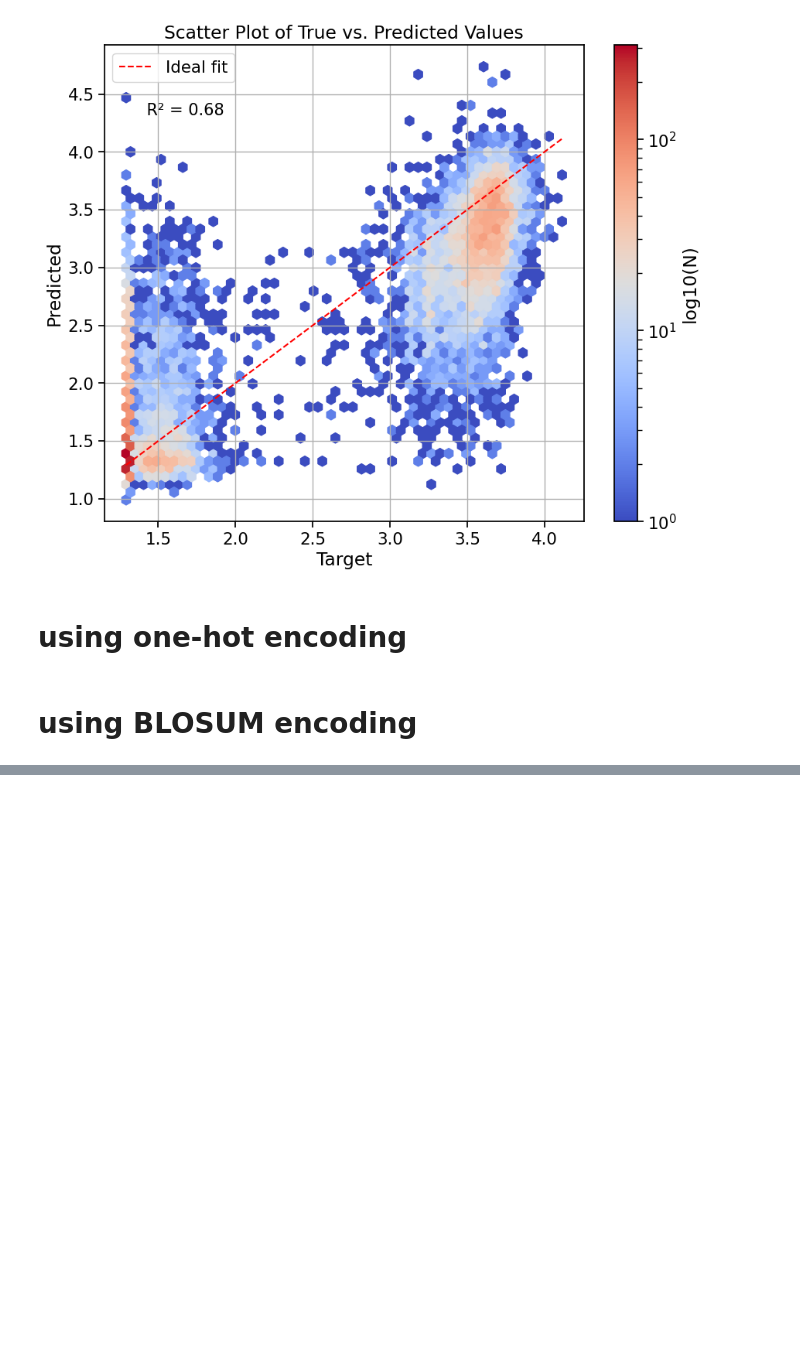
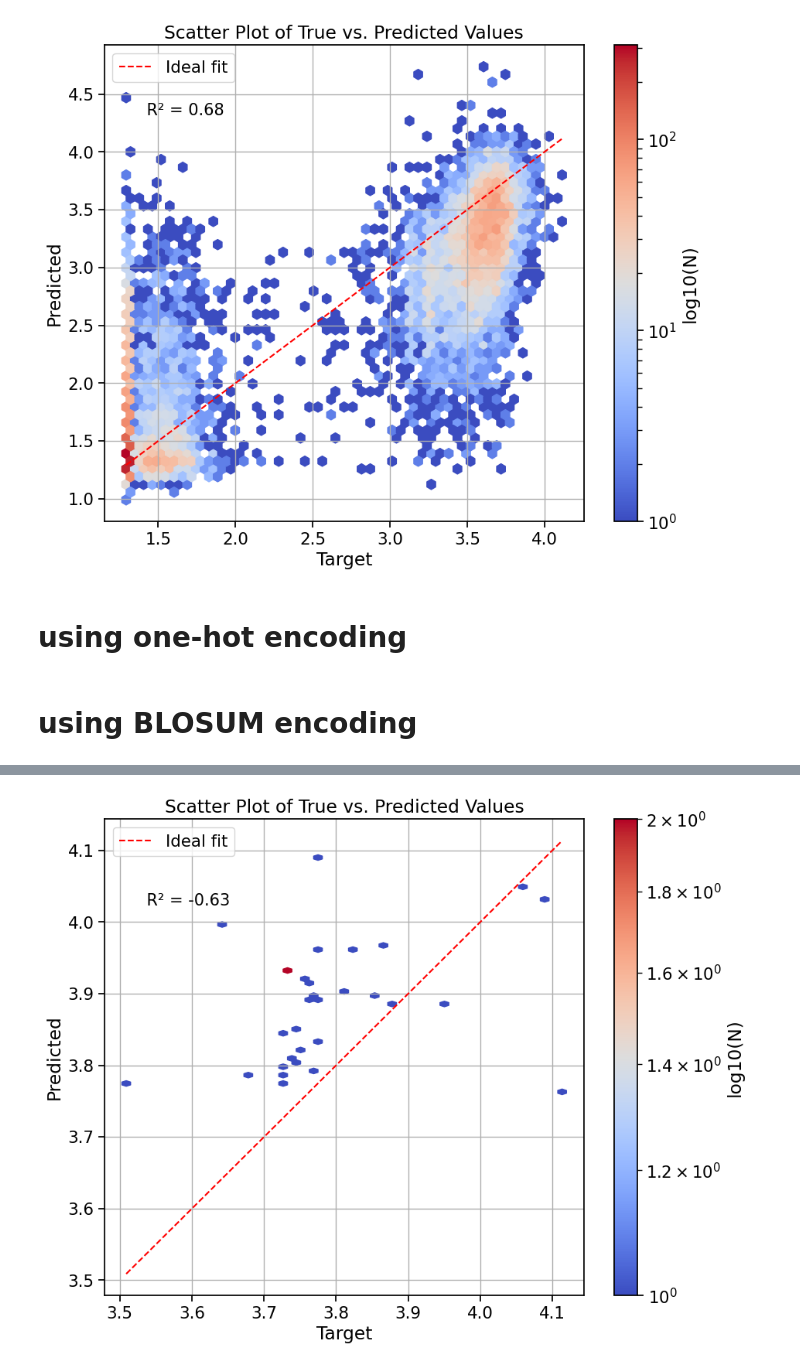
Before and after one commit to beamimc/Orthologous_GFP_Fitness_Peaks, a Jupyter notebook: analysis/ML/architecture_experiments.ipynb, the cells around one changed output, grey strips where cells are left out. Cells and saved outputs as stored; diff of their text form; code cells hidden in the pictures; blank space fills up the shorter version.

```diff
--- a/analysis/ML/architecture_experiments.ipynb
+++ b/analysis/ML/architecture_experiments.ipynb
@@ -756,0 +972,7 @@ test_plot(y_true_,y_pred_)
+# %%
+selected_sequences = df_selected['full_seq'].values
+blosum_encoded = sequence_to_blosum(selected_sequences,amino_acid_index, amino_acid_vectors)
+# %%
+X_top = blosum_encoded
+y_top = df_selected['medianBrightness'].values.ravel()
+y_top
@@ -756,0 +987,3 @@ test_plot(y_true_,y_pred_)
+# %%
+y_top_pred = model.predict(X_top)
+y_top_pred
@@ -756,0 +1009,3 @@ test_plot(y_true_,y_pred_)
+# %%
+df_selected['fitness'] = y_top_pred.ravel()
+df_selected
@@ -756,0 +1333,7 @@ test_plot(y_true_,y_pred_)
+# %%
+y_pred_ = df_selected['fitness'].values
+y_true_ = df_selected[brightness_col].values
+# Calculate R-squared value
+test_plot(y_true_,y_pred_)
+# %% [output]
+[figure, added]
```
Also changed, not shown: parts of 31 cells of this notebook, 5 other files.
